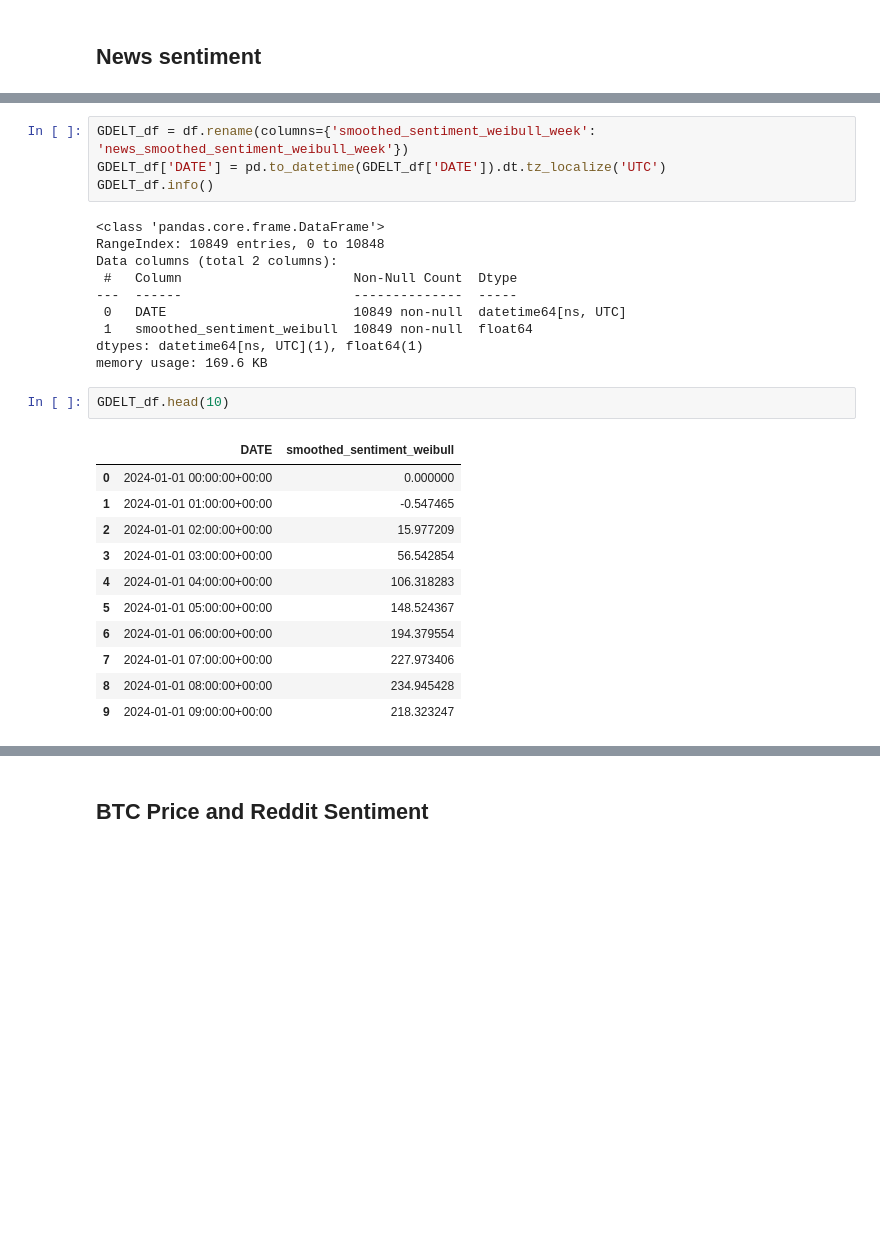
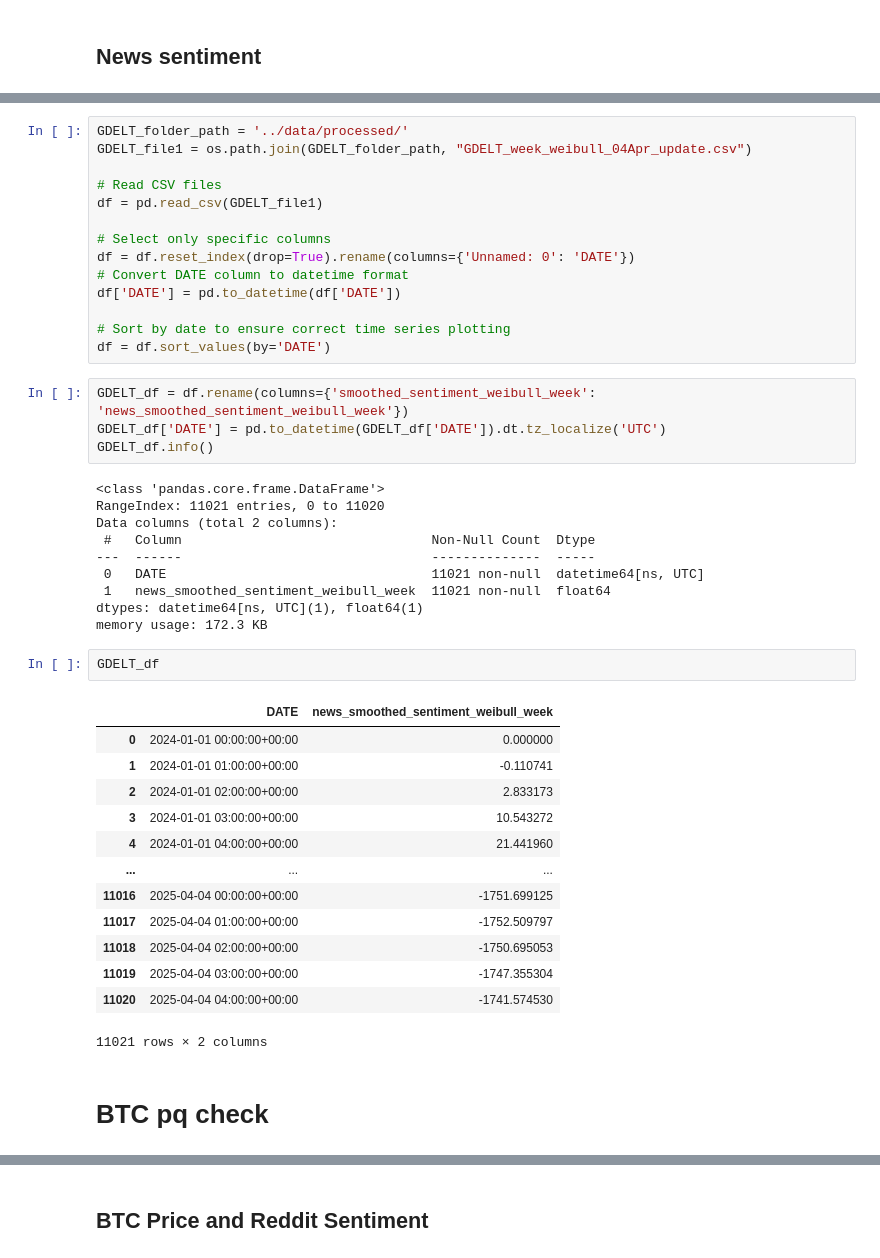
Before and after one commit to ethan-cyj/DSE4211-Group-BTC-Day-Trading, a Jupyter notebook: data_preprocessing/merge_data_script.ipynb, the cells around one changed output, grey strips where cells are left out. Cells and saved outputs as stored; diff of their text form; blank space fills up the shorter version.

Commit message:
Pushed 04 Apr Update of merged_df. Updated BTC Reddit & Preprocess to give the correct version

```diff
--- a/data_preprocessing/merge_data_script.ipynb
+++ b/data_preprocessing/merge_data_script.ipynb
@@ -65,28 +12,46 @@ plt.show()
+# %%
+GDELT_folder_path = '../data/processed/'
+GDELT_file1 = os.path.join(GDELT_folder_path, "GDELT_week_weibull_04Apr_update.csv")
+
+# Read CSV files
+df = pd.read_csv(GDELT_file1)
+
+# Select only specific columns
+df = df.reset_index(drop=True).rename(columns={'Unnamed: 0': 'DATE'})
+# Convert DATE column to datetime format
+df['DATE'] = pd.to_datetime(df['DATE'])
+
+# Sort by date to ensure correct time series plotting
+df = df.sort_values(by='DATE')
 # %%
 GDELT_df = df.rename(columns={'smoothed_sentiment_weibull_week': 'news_smoothed_sentiment_weibull_week'})
 GDELT_df['DATE'] = pd.to_datetime(GDELT_df['DATE']).dt.tz_localize('UTC')
 GDELT_df.info()
 # %% [output]
 <class 'pandas.core.frame.DataFrame'>
-RangeIndex: 10849 entries, 0 to 10848
+RangeIndex: 11021 entries, 0 to 11020
 Data columns (total 2 columns):
- #   Column                      Non-Null Count  Dtype
----  ------                      --------------  -----
- 0   DATE                        10849 non-null  datetime64[ns, UTC]
- 1   smoothed_sentiment_weibull  10849 non-null  float64
+ #   Column                                Non-Null Count  Dtype
+---  ------                                --------------  -----
+ 0   DATE                                  11021 non-null  datetime64[ns, UTC]
+ 1   news_smoothed_sentiment_weibull_week  11021 non-null  float64
 dtypes: datetime64[ns, UTC](1), float64(1)
-memory usage: 169.6 KB
+memory usage: 172.3 KB
 # %%
-GDELT_df.head(10)
+GDELT_df
 # %% [output]
-|  | DATE | smoothed_sentiment_weibull |
+|  | DATE | news_smoothed_sentiment_weibull_week |
 | 0 | 2024-01-01 00:00:00+00:00 | 0.000000 |
-| 1 | 2024-01-01 01:00:00+00:00 | -0.547465 |
-| 2 | 2024-01-01 02:00:00+00:00 | 15.977209 |
-| 3 | 2024-01-01 03:00:00+00:00 | 56.542854 |
-| 4 | 2024-01-01 04:00:00+00:00 | 106.318283 |
-| 5 | 2024-01-01 05:00:00+00:00 | 148.524367 |
-| 6 | 2024-01-01 06:00:00+00:00 | 194.379554 |
-| 7 | 2024-01-01 07:00:00+00:00 | 227.973406 |
-| 8 | 2024-01-01 08:00:00+00:00 | 234.945428 |
-| 9 | 2024-01-01 09:00:00+00:00 | 218.323247 |
+| 1 | 2024-01-01 01:00:00+00:00 | -0.110741 |
+| 2 | 2024-01-01 02:00:00+00:00 | 2.833173 |
+| 3 | 2024-01-01 03:00:00+00:00 | 10.543272 |
+| 4 | 2024-01-01 04:00:00+00:00 | 21.441960 |
+| ... | ... | ... |
+| 11016 | 2025-04-04 00:00:00+00:00 | -1751.699125 |
+| 11017 | 2025-04-04 01:00:00+00:00 | -1752.509797 |
+| 11018 | 2025-04-04 02:00:00+00:00 | -1750.695053 |
+| 11019 | 2025-04-04 03:00:00+00:00 | -1747.355304 |
+| 11020 | 2025-04-04 04:00:00+00:00 | -1741.574530 |
+11021 rows × 2 columns
+# %% [markdown]
+# BTC pq check
```
Also changed, not shown: parts of 24 cells of this notebook, 6 other files.
